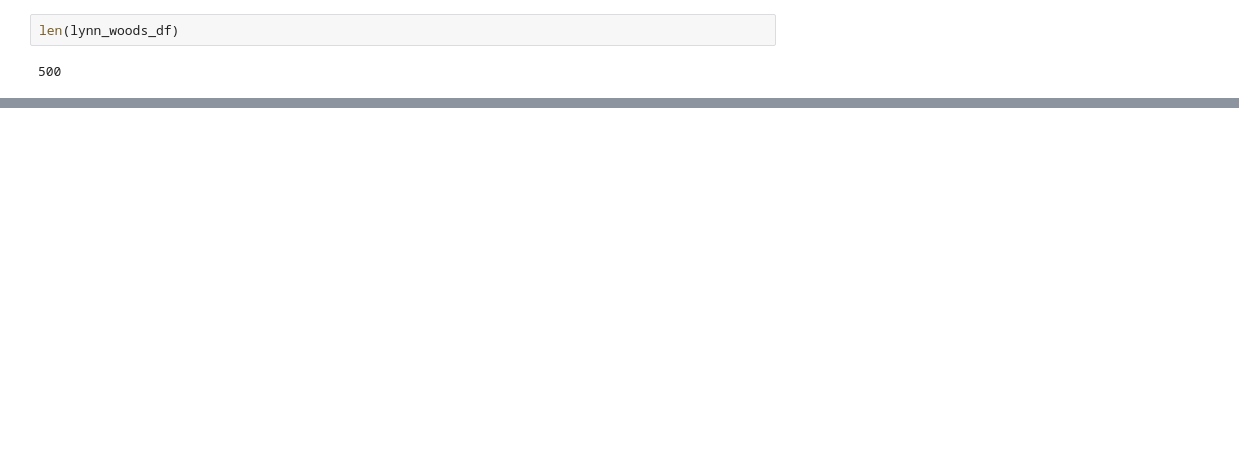
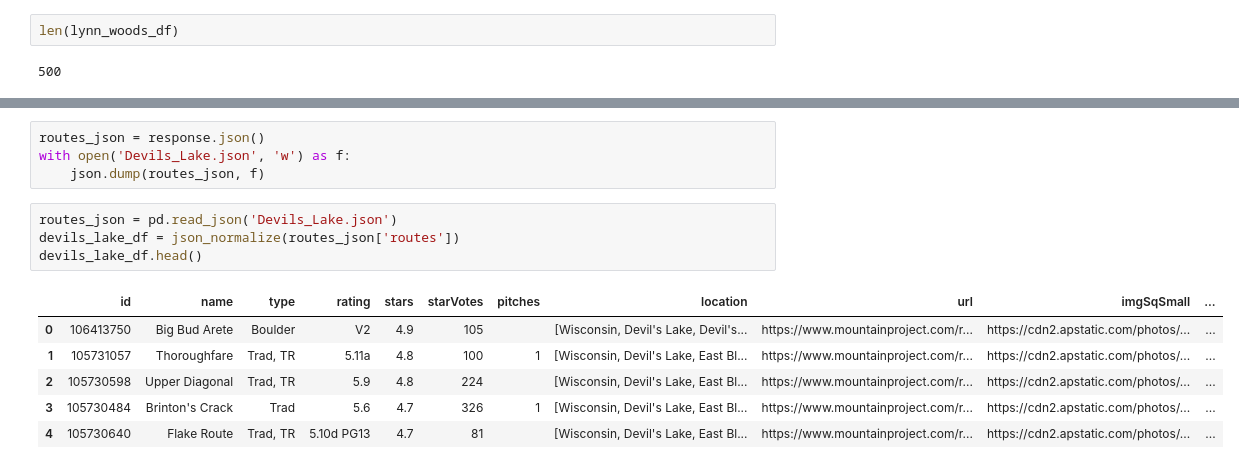
Before and after one commit to cpud/climb-plotly, a Jupyter notebook: climb_analysis.ipynb, the cells around one changed output, grey strips where cells are left out. Drawn from its saved outputs; the diff is of its cells as text; blank space fills up the shorter version.

```diff
--- a/climb_analysis.ipynb
+++ b/climb_analysis.ipynb
@@ -197,0 +240,15 @@ sns.barplot(x = 'Grade', y = 'Count', data = lynn_table)
+# %%
+routes_json = response.json()
+with open('Devils_Lake.json', 'w') as f:
+    json.dump(routes_json, f)
+# %%
+routes_json = pd.read_json('Devils_Lake.json')
+devils_lake_df = json_normalize(routes_json['routes'])
+devils_lake_df.head()
+# %% [output]
+|  | id | name | type | rating | stars | starVotes | pitches | location | url | imgSqSmall | ... |
+| 0 | 106413750 | Big Bud Arete | Boulder | V2 | 4.9 | 105 |  | [Wisconsin, Devil's Lake, Devil's... | https://www.mountainproject.com/r... | https://cdn2.apstatic.com/photos/... | ... |
+| 1 | 105731057 | Thoroughfare | Trad, TR | 5.11a | 4.8 | 100 | 1 | [Wisconsin, Devil's Lake, East Bl... | https://www.mountainproject.com/r... | https://cdn2.apstatic.com/photos/... | ... |
+| 2 | 105730598 | Upper Diagonal | Trad, TR | 5.9 | 4.8 | 224 |  | [Wisconsin, Devil's Lake, East Bl... | https://www.mountainproject.com/r... | https://cdn2.apstatic.com/photos/... | ... |
+| 3 | 105730484 | Brinton's Crack | Trad | 5.6 | 4.7 | 326 | 1 | [Wisconsin, Devil's Lake, East Bl... | https://www.mountainproject.com/r... | https://cdn2.apstatic.com/photos/... | ... |
+| 4 | 105730640 | Flake Route | Trad, TR | 5.10d PG13 | 4.7 | 81 |  | [Wisconsin, Devil's Lake, East Bl... | https://www.mountainproject.com/r... | https://cdn2.apstatic.com/photos/... | ... |
```
Also changed, not shown: parts of 42 cells of this notebook.
